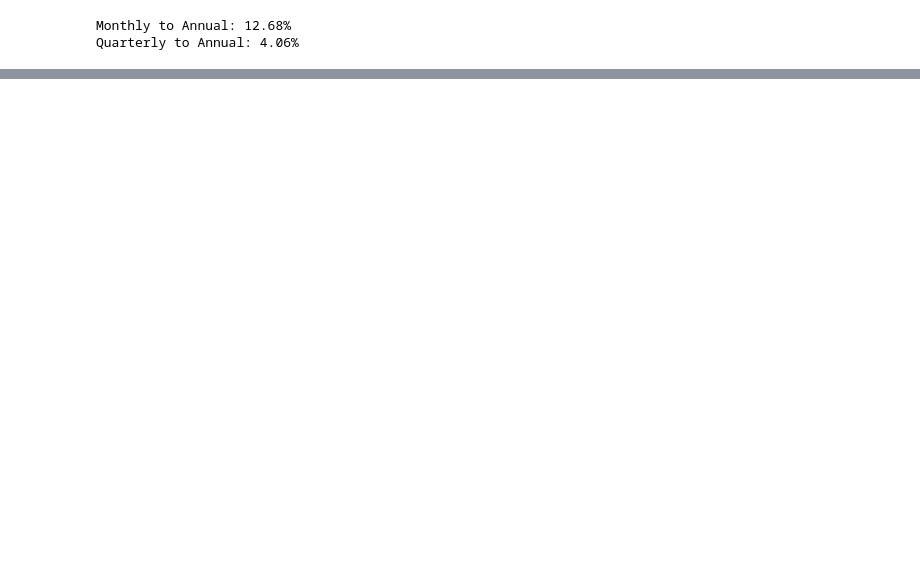
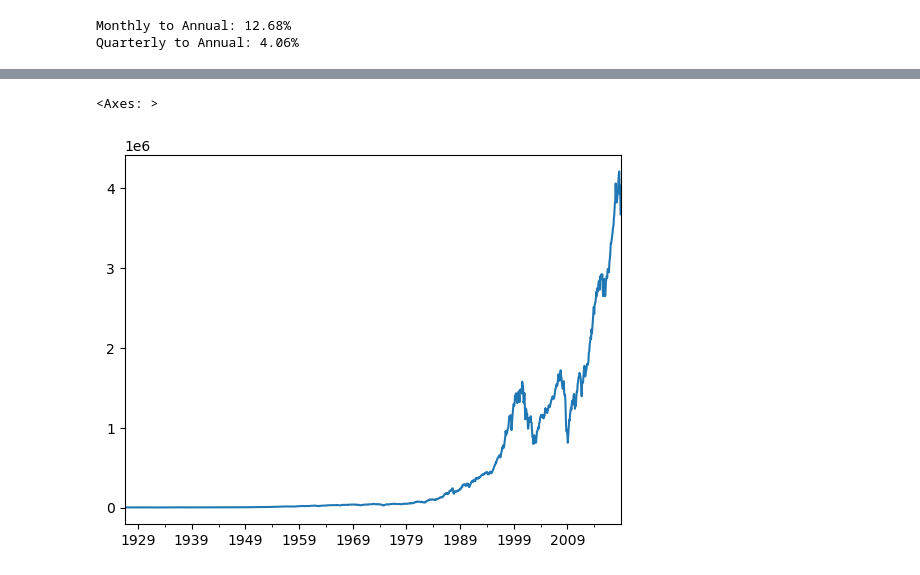
Before and after one commit to fran-salas/portfolio_analyst, a Jupyter notebook: Introduction.ipynb, the cells around one changed output, grey strips where cells are left out. Drawn from its saved outputs; the diff is of its cells as text; code cells hidden in the pictures; blank space fills up the shorter version.

```diff
--- a/Introduction.ipynb
+++ b/Introduction.ipynb
@@ -175,0 +402,4 @@ Quarterly to Annual: 4.06%
+# %%
+#let's say initial investment is 1000 dollars. And see growth of 1 dollar over time
+wealth_index = 1000*(1+rets["Large Caps"]).cumprod() #cumulative product
+wealth_index
@@ -175,0 +419,5 @@ Quarterly to Annual: 4.06%
+# %%
+wealth_index.plot()
+# %% [output]
+<Axes: >
+[figure, added]
```
Also changed, not shown: parts of 76 cells of this notebook, 2 other files.
